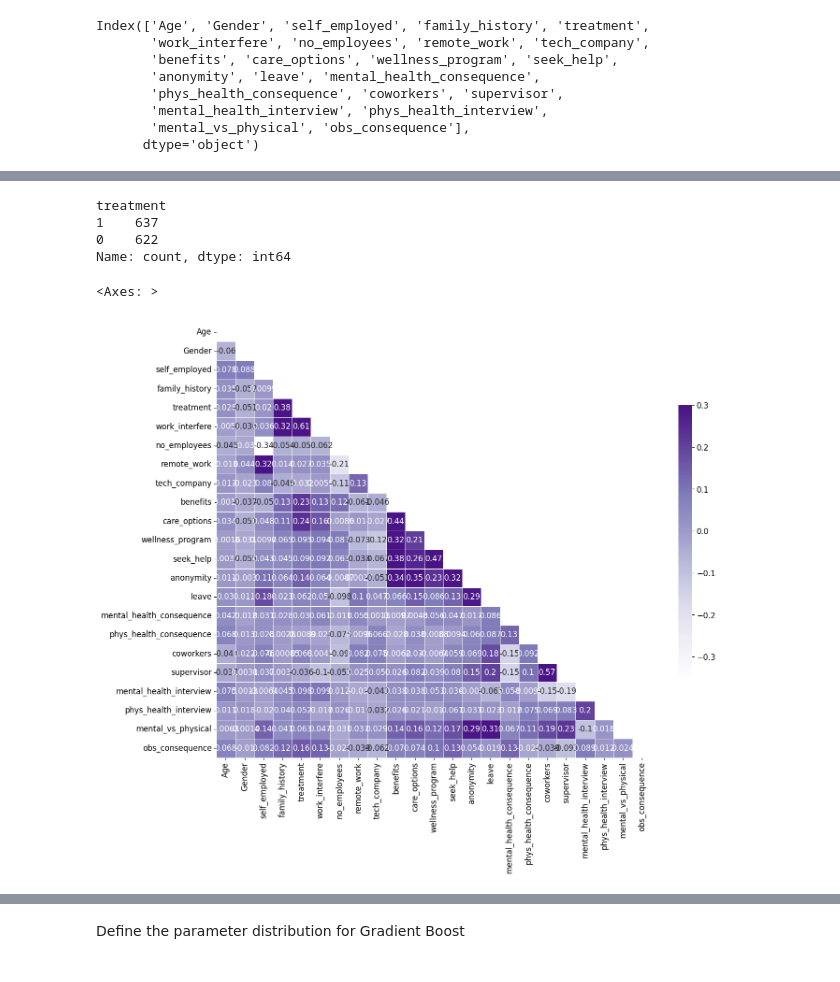
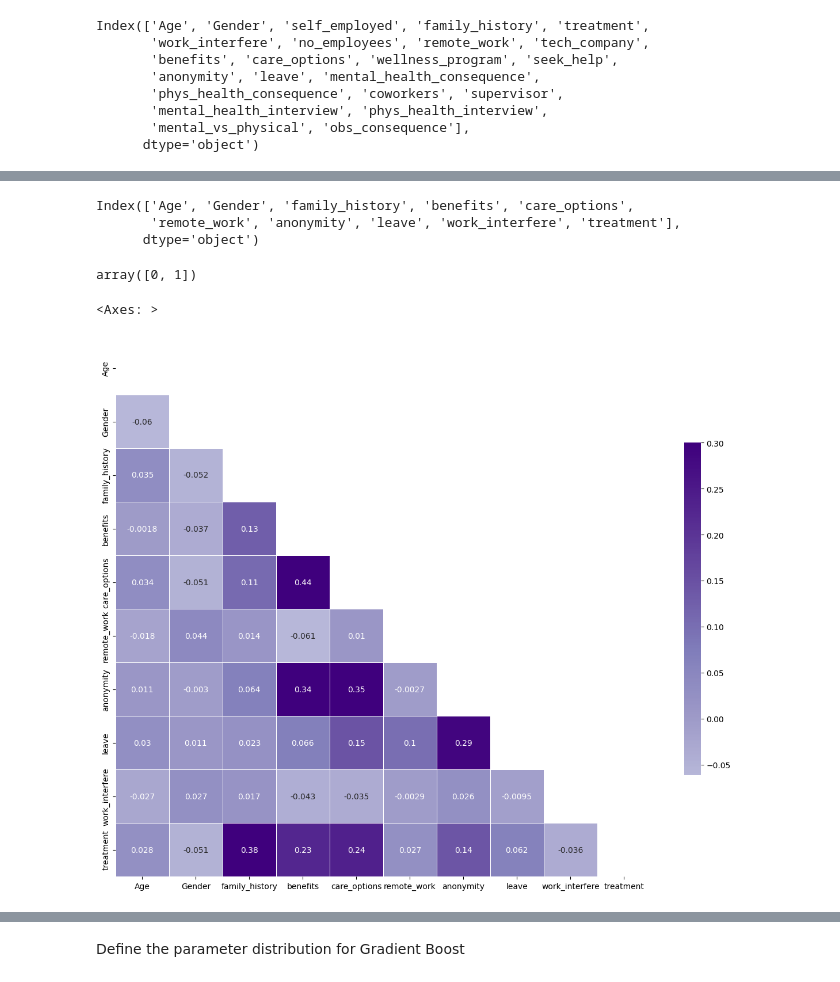
Before and after one commit to sumairrasi/Mental-Health-Assesment, a Jupyter notebook: Notebook/Feature_Engineering_training.ipynb, the cells around one changed output, grey strips where cells are left out. Saved outputs shown, nothing was run; the diff lists cells and outputs as text; code cells hidden in the pictures.

```diff
--- a/Notebook/Feature_Engineering_training.ipynb
+++ b/Notebook/Feature_Engineering_training.ipynb
@@ -125,3 +125,17 @@ MENTAL_HEALTH_INTERVIEW :['No' 'Yes' 'Maybe']
 PHYS_HEALTH_INTERVIEW :['Maybe' 'No' 'Yes']
 MENTAL_VS_PHYSICAL :['Yes' "Don't know" 'No']
 OBS_CONSEQUENCE :['No' 'Yes']
+# %%
+import pandas as pd
+
+# Example DataFrame
+# df = pd.read_csv('your_file.csv')  # If loading from a file
+
+# List of columns to keep
+columns_to_keep = ['Age', 'Gender', 'family_history', 'benefits', 'care_options','remote_work', 'anonymity', 'leave', 'work_interfere','treatment']
+
+# Drop all columns except the specified ones
+df_filtered = data[columns_to_keep]
+
+# Check the result
+print(df_filtered.head())
@@ -129,14 +157,11 @@ OBS_CONSEQUENCE :['No' 'Yes']
 # Label Encoding the categorical variables
 
 from sklearn.preprocessing import LabelEncoder
-object_cols = ['Gender', 'self_employed', 'family_history', 'treatment',
-       'work_interfere', 'no_employees', 'remote_work', 'tech_company',
-       'benefits', 'care_options', 'wellness_program', 'seek_help',
-       'anonymity', 'leave', 'mental_health_consequence',
-       'phys_health_consequence', 'coworkers', 'supervisor',
-       'mental_health_interview', 'phys_health_interview',
-       'mental_vs_physical', 'obs_consequence']
+object_cols = ['Gender','family_history', 'treatment',
+       'work_interfere', 'remote_work',
+       'benefits', 'care_options',
+       'anonymity', 'leave']
 label_encoder = LabelEncoder()
 for col in object_cols:
-    label_encoder.fit(data[col])
-    data[col] = label_encoder.transform(data[col])
+    label_encoder.fit(df_filtered[col])
+    df_filtered[col] = label_encoder.transform(df_filtered[col])
@@ -143,28 +186,31 @@ for col in object_cols:
-# %%
-data['treatment'].value_counts()
-# %% [output]
-treatment
-1    637
-0    622
-Name: count, dtype: int64
+# %%
+df_filtered.columns
+# %% [output]
+Index(['Age', 'Gender', 'family_history', 'benefits', 'care_options',
+       'remote_work', 'anonymity', 'leave', 'work_interfere', 'treatment'],
+      dtype='object')
+# %%
+df_filtered['family_history'].unique()
+# %% [output]
+array([0, 1])
 # %%
 # Compute the correlation matrix
-corr = data.corr()
+corr = df_filtered.corr()
 import warnings
 warnings.filterwarnings('ignore')
 import matplotlib.pyplot as plt
 import seaborn as sns
 mask = np.zeros_like(corr, dtype=np.bool)
 mask[np.triu_indices_from(mask)] = True
 
 f, ax = plt.subplots(figsize=(15, 15))
 
 # Draw the heatmap with the mask and correct aspect ratio
 sns.heatmap(corr, mask=mask, cmap='Purples', vmax=.3, center=0,
             square=True, linewidths=.5, cbar_kws={"shrink": .5}, annot = True)
 # %% [output]
 <Axes: >
-[figure, old version]
+[figure, new version]
 # %%
 from sklearn.linear_model import LogisticRegression
 from sklearn.tree import DecisionTreeClassifier
```
Also changed, not shown: parts of 15 cells of this notebook, 20 other files.
